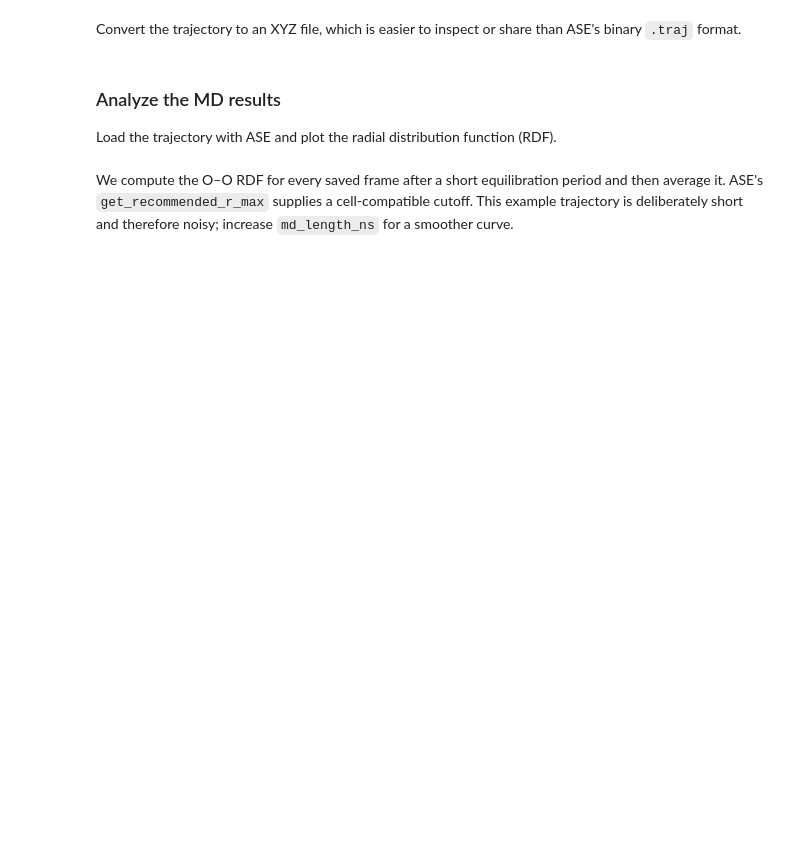
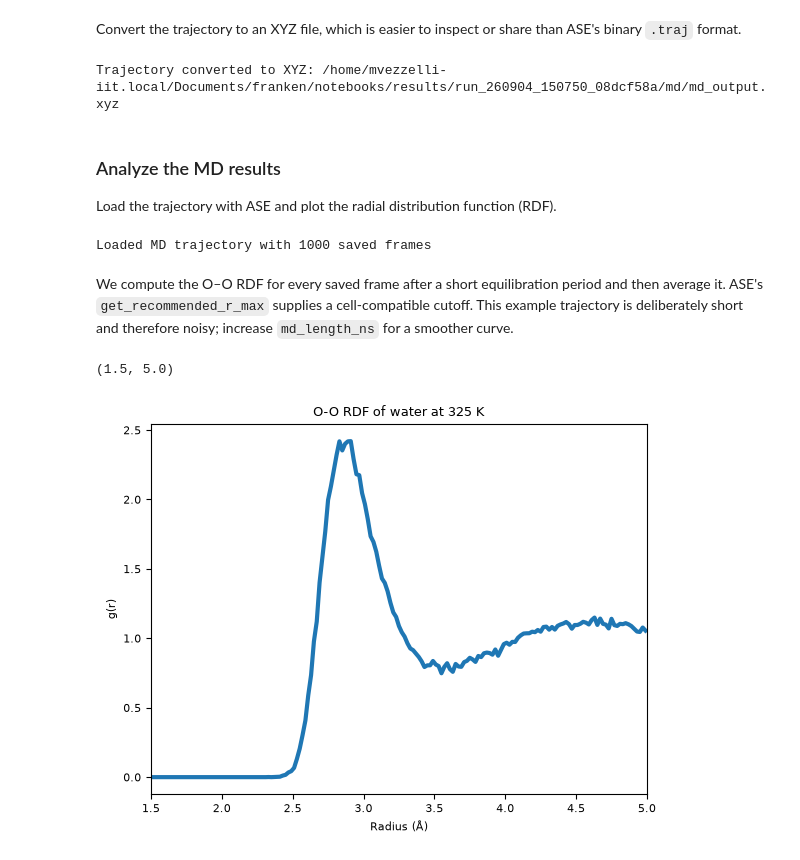
Before and after one commit to CSML-IIT-UCL/franken, a Jupyter notebook: notebooks/molecular_dynamics.ipynb, the cells around one changed output. Drawn from its saved outputs; the diff is of its cells as text; code cells hidden in the pictures; blank space fills up the shorter version.

Commit message:
executed notebooks

```diff
--- a/notebooks/molecular_dynamics.ipynb
+++ b/notebooks/molecular_dynamics.ipynb
@@ -28,7 +30,7 @@ Next, use the trained checkpoint through Franken's ASE calculator. Most of the r
 Point `run_path` to the run directory produced by the training notebook (the `run_path_step2` value it printed), which should contain a `best_ckpt.pt` checkpoint.
 # %%
 # Directory produced by the training notebook, containing "best_ckpt.pt".
-run_path = Path("/results/run_<run-id>")
+run_path = Path("/home/mvezzelli-iit.local/Documents/franken/notebooks/results/run_260904_150750_08dcf58a")
 # %% [markdown]
 We start by defining:
 
@@ -119,6 +161,8 @@ traj_xyz_path = md_path / "md_output.xyz"
 images = ase.io.read(trajectory_path, index=":")
 ase.io.write(traj_xyz_path, images)
 print(f"Trajectory converted to XYZ: {traj_xyz_path}")
+# %% [output]
+Trajectory converted to XYZ: /home/mvezzelli-iit.local/Documents/franken/notebooks/results/run_260904_150750_08dcf58a/md/md_output.xyz
 # %% [markdown]
 ### Analyze the MD results
 
@@ -127,6 +171,8 @@ Load the trajectory with ASE and plot the radial distribution function (RDF).
 traj = ase.io.read(trajectory_path, index=":")
 traj = traj[1:]  # The first frame is the initial configuration.
 print(f"Loaded MD trajectory with {len(traj)} saved frames")
+# %% [output]
+Loaded MD trajectory with 1000 saved frames
 # %% [markdown]
 We compute the O–O RDF for every saved frame after a short equilibration period and then average it. ASE's `get_recommended_r_max` supplies a cell-compatible cutoff. This example trajectory is deliberately short and therefore noisy; increase `md_length_ns` for a smoother curve.
 # %%
@@ -157,7 +203,10 @@ avg_rdf = np.mean(rdf_list, axis=0)
 # %%
 fig, ax = plt.subplots()
 ax.plot(radii, avg_rdf, lw=3)
 ax.set_xlabel("Radius (Å)")
 ax.set_ylabel("g(r)")
-ax.set_title(f"O–O RDF of water at {temperature_K} K")
+ax.set_title(f"O-O RDF of water at {temperature_K} K")
 ax.set_xlim([1.5, rmax])
+# %% [output]
+(1.5, 5.0)
+[figure, added]
```
Also changed, not shown: parts of 11 cells of this notebook, 1 other file.
